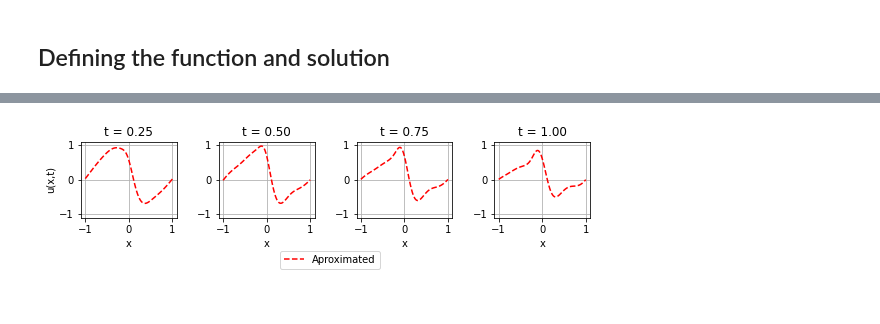
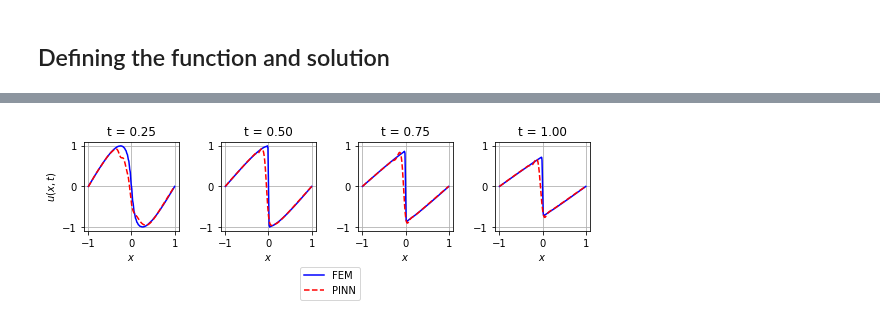
Before and after one commit to runehoejlund/deep-learning-pinn, a Jupyter notebook: PINN-Burgers.ipynb, the cells around one changed output, grey strips where cells are left out. Cells and saved outputs as stored; diff of their text form; code cells hidden in the pictures.

Commit message:
Compare Burger's Equation solving with FEM

```diff
--- a/PINN-Burgers.ipynb
+++ b/PINN-Burgers.ipynb
@@ -6,3 +38,6 @@ import matplotlib.pyplot as plt
+# %%
+x_eval = x_.reshape(-1, 1)
+t_eval = t_.reshape(-1, 1)
 # %% [markdown]
 ## Defining the function and solution
 # %%
@@ -121,13 +161,16 @@ class Net(nn.Module):
+# %%
+def progress(i, total):
+    print("\r", '{:.2f}% '.format((i+1)*100/total), end="")
 # %%
-loss = []
-# loss_data = []
-loss_epochs = []
-epochs = 20000
-xi, ti = torch.meshgrid(torch.linspace(0,1,101, requires_grad=True), torch.linspace(0,1,101, requires_grad=True))
-xi, ti = xi.reshape(-1, 1), ti.reshape(-1, 1)
-net = Net(N_in=2, N_out=1, N_hid=100, N_layers=1)
+epochs = 10000
+loss_pde, loss_bc, loss_ic = torch.zeros(epochs), torch.zeros(epochs), torch.zeros(epochs)
+loss_data = torch.zeros(epochs)
+N_hid = 100
+N_layers = 3
+net = Net(N_in=2, N_out=1, N_hid=N_hid, N_layers=N_layers)
 for e in range(epochs):
-    loss.append(net.step(x, t, x_b, t_b, u_b, x_i, t_i, u_i))
-    # loss_data.append(MSE(net, u_, xi, ti))
-    # if e%1000 == 0:
-    #     print('Epoch: {:d}. Data loss: {:.2f}'.format(e, loss_data[-1]))
+    loss_pde[e], loss_bc[e], loss_ic[e] = net.step(x, t, x_b, t_b, u_b, x_i, t_i, u_i)
+    loss_data[e] = MSE(net, u_, x_eval, t_eval)
+    progress(e, epochs)
+    if (e+1)%500 == 0:
+        print('\nEpoch: {:d}. Data loss: {:.2f}'.format(e+1, loss_data[e]))
@@ -179,21 +276,20 @@ fig.savefig('./figs/burgers_2D.png', dpi=600)
 # %%
-xi, ti = torch.meshgrid(torch.linspace(xmin,xmax,101, requires_grad=True), torch.tensor([0.25, 0.5, 0.75, 1]))
+xi, ti = torch.meshgrid(torch.linspace(xmin,xmax,N_x, requires_grad=True), torch.tensor([0.25, 0.5, 0.75, 1]))
 #xi, ti = xi.reshape(4, -1), ti.reshape(4, -1)
-fig, axs = plt.subplots(1,4,figsize=(8,2))
+fig, axs = plt.subplots(1,4,figsize=(8,2.2))
 for k, ax in enumerate(axs):
     x = xi[:, k].reshape(-1,1)
     t = ti[:, k].reshape(-1,1)
-    # u = u_(x, t).detach()
     u_hat = net(x, t).detach()
-    # ax.plot(x.detach(), u, color='blue', ls='-')
+    ax.plot(x.detach(), u_[:, (k+1)*25], color='blue', ls='-')
     ax.plot(x.detach(), u_hat, color='red', ls='--')
-    ax.set_xlabel('x')
+    ax.set_xlabel('$x$')
     ax.set_title('t = {:.2f}'.format(t[0].item()))
-    ax.set_ylim([vmin-0.1, vmax+0.1])
+    ax.set_ylim([-1-0.1,1+0.1])
     ax.grid()
-axs[0].set_ylabel('u(x,t)')
-fig.legend(['Aproximated'], loc="lower center", bbox_to_anchor=(0.53, -0.1))
+axs[0].set_ylabel('$u(x,t)$')
+fig.legend(['FEM', 'PINN'], loc="lower center", bbox_to_anchor=(0.53, -0.2))
 fig.tight_layout()
-fig.savefig('./figs/burger_eval_1D.png', dpi=600)
+fig.savefig('./figs/burger_eval_1D.pdf', bbox_inches='tight')
 # %% [output]
-[figure, old version]
+[figure, new version]
```
Also changed, not shown: parts of 20 cells of this notebook, 17 other files.
